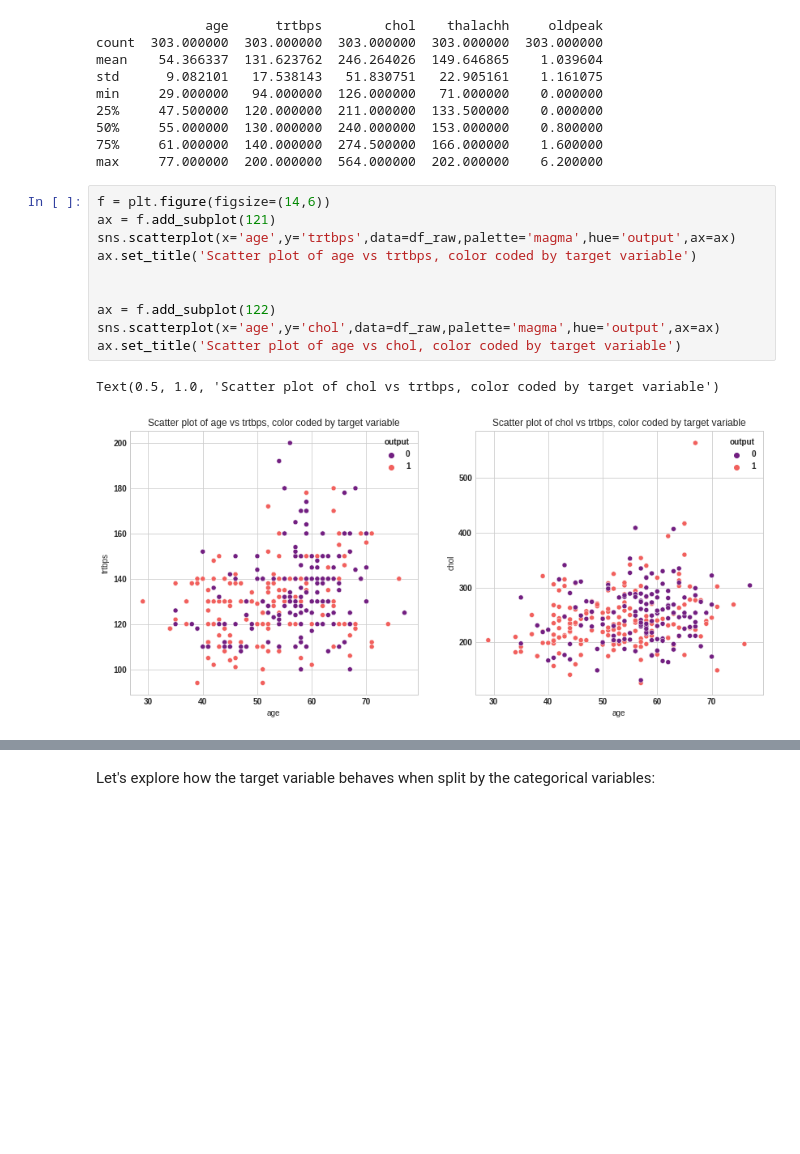
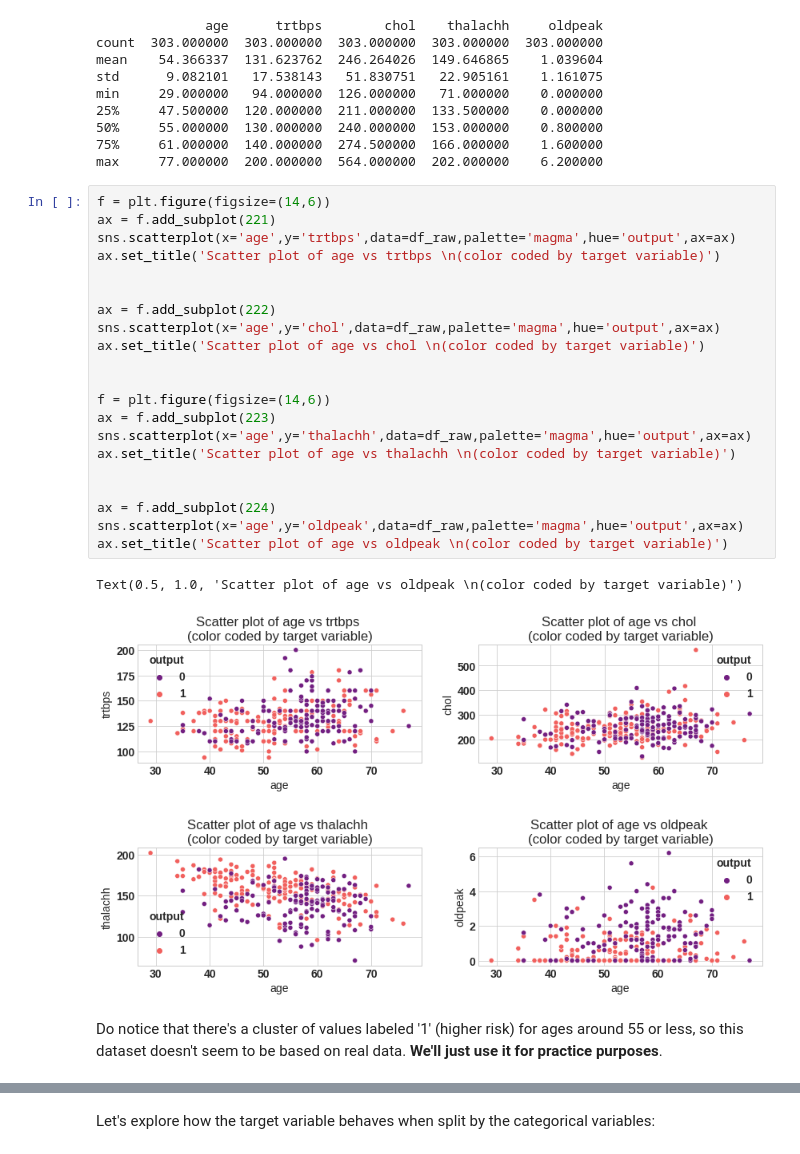
Before and after one commit to jesupb/Data_Science_Toolbox, a Jupyter notebook: Logistic_regression.ipynb, the cells around one changed output, grey strips where cells are left out. Drawn from its saved outputs; the diff is of its cells as text; blank space fills up the shorter version.

```diff
--- a/Logistic_regression.ipynb
+++ b/Logistic_regression.ipynb
@@ -60,16 +60,30 @@ min     29.000000   94.000000  126.000000   71.000000    0.000000
 max     77.000000  200.000000  564.000000  202.000000    6.200000
 # %%
 f = plt.figure(figsize=(14,6))
-ax = f.add_subplot(121)
+ax = f.add_subplot(221)
 sns.scatterplot(x='age',y='trtbps',data=df_raw,palette='magma',hue='output',ax=ax)
-ax.set_title('Scatter plot of age vs trtbps, color coded by target variable')
+ax.set_title('Scatter plot of age vs trtbps \n(color coded by target variable)')
 
 
-ax = f.add_subplot(122)
+ax = f.add_subplot(222)
 sns.scatterplot(x='age',y='chol',data=df_raw,palette='magma',hue='output',ax=ax)
-ax.set_title('Scatter plot of age vs chol, color coded by target variable')
+ax.set_title('Scatter plot of age vs chol \n(color coded by target variable)')
+
+
+f = plt.figure(figsize=(14,6))
+ax = f.add_subplot(223)
+sns.scatterplot(x='age',y='thalachh',data=df_raw,palette='magma',hue='output',ax=ax)
+ax.set_title('Scatter plot of age vs thalachh \n(color coded by target variable)')
+
+
+ax = f.add_subplot(224)
+sns.scatterplot(x='age',y='oldpeak',data=df_raw,palette='magma',hue='output',ax=ax)
+ax.set_title('Scatter plot of age vs oldpeak \n(color coded by target variable)')
 # %% [output]
-Text(0.5, 1.0, 'Scatter plot of chol vs trtbps, color coded by target variable')
+Text(0.5, 1.0, 'Scatter plot of age vs oldpeak \n(color coded by target variable)')
-[figure, old version]
+[figure, new version]
+[figure, added]
+# %% [markdown]
+Do notice that there's a cluster of values labeled '1' (higher risk) for ages around 55 or less, so this dataset doesn't seem to be based on real data. **We'll just use it for practice purposes**.
 # %%
 f = plt.figure(figsize=(14,6))
```
Also changed, not shown: parts of 18 cells of this notebook.
